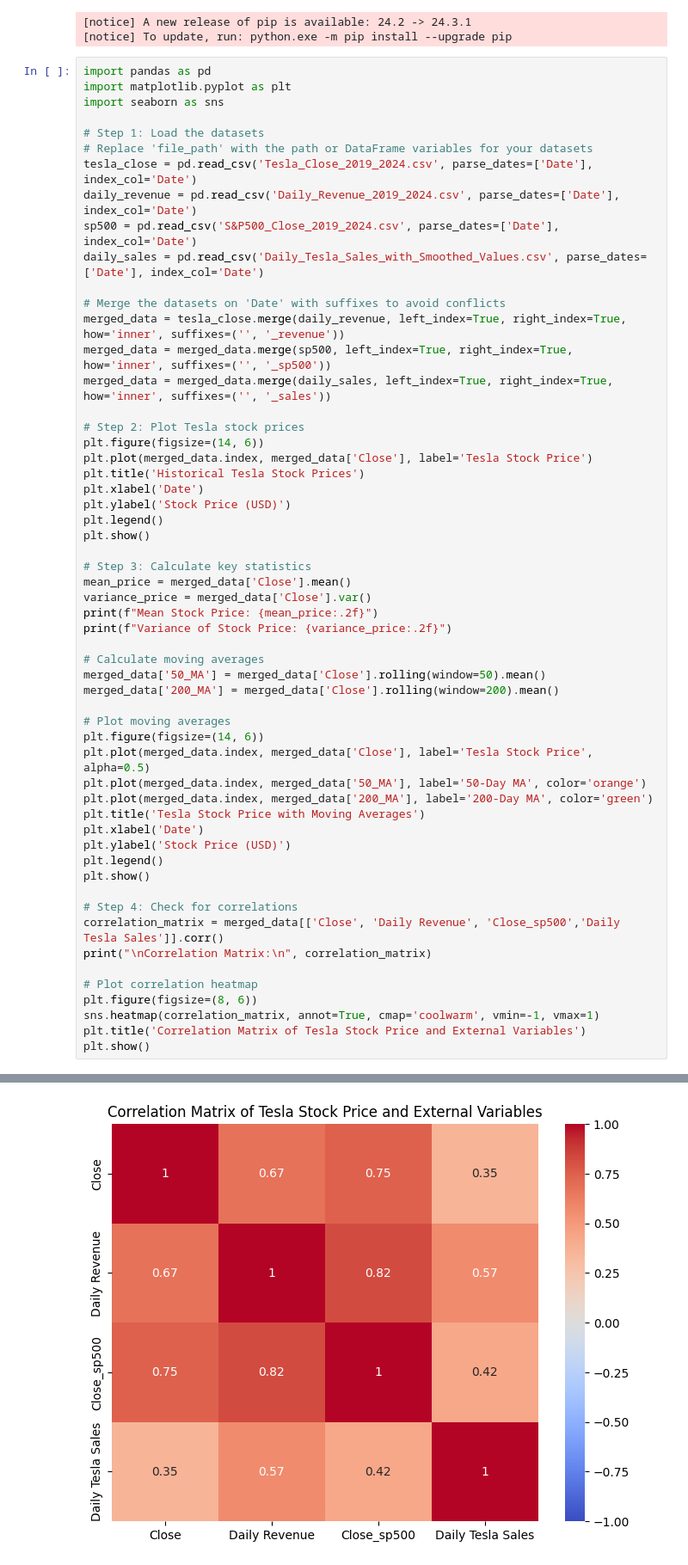
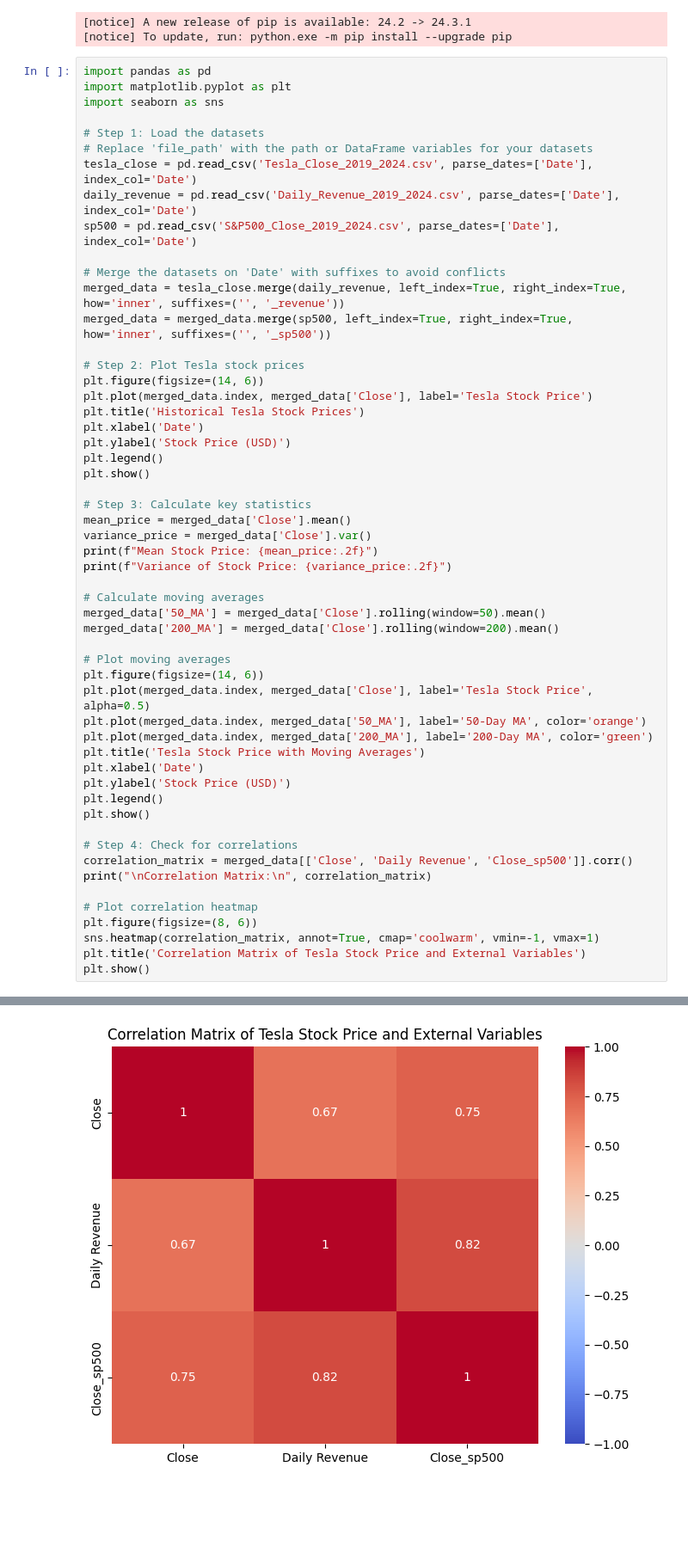
Before and after one commit to TrieuHuynh174/STAT3013.-P11_Nhom8, a Jupyter notebook: Check_Correlation.ipynb, the cells around one changed output, grey strips where cells are left out. Shown at 86% size. Drawn from its saved outputs; the diff is of its cells as text; blank space fills up the shorter version.

```diff
--- a/Check_Correlation.ipynb
+++ b/Check_Correlation.ipynb
@@ -33,12 +33,10 @@ import seaborn as sns
 tesla_close = pd.read_csv('Tesla_Close_2019_2024.csv', parse_dates=['Date'], index_col='Date')
 daily_revenue = pd.read_csv('Daily_Revenue_2019_2024.csv', parse_dates=['Date'], index_col='Date')
 sp500 = pd.read_csv('S&P500_Close_2019_2024.csv', parse_dates=['Date'], index_col='Date')
-daily_sales = pd.read_csv('Daily_Tesla_Sales_with_Smoothed_Values.csv', parse_dates=['Date'], index_col='Date')
 
 # Merge the datasets on 'Date' with suffixes to avoid conflicts
 merged_data = tesla_close.merge(daily_revenue, left_index=True, right_index=True, how='inner', suffixes=('', '_revenue'))
 merged_data = merged_data.merge(sp500, left_index=True, right_index=True, how='inner', suffixes=('', '_sp500'))
-merged_data = merged_data.merge(daily_sales, left_index=True, right_index=True, how='inner', suffixes=('', '_sales'))
 
 # Step 2: Plot Tesla stock prices
 plt.figure(figsize=(14, 6))
@@ -71,7 +69,7 @@ plt.legend()
 plt.show()
 
 # Step 4: Check for correlations
-correlation_matrix = merged_data[['Close', 'Daily Revenue', 'Close_sp500','Daily Tesla Sales']].corr()
+correlation_matrix = merged_data[['Close', 'Daily Revenue', 'Close_sp500']].corr()
 print("\nCorrelation Matrix:\n", correlation_matrix)
 
 # Plot correlation heatmap
@@ -93 +90 @@ Daily Tesla Sales  0.351684       0.565307     0.421995           1.000000
-[figure, old version]
+[figure, new version]
```
Also changed, not shown: parts of 1 cell of this notebook.
